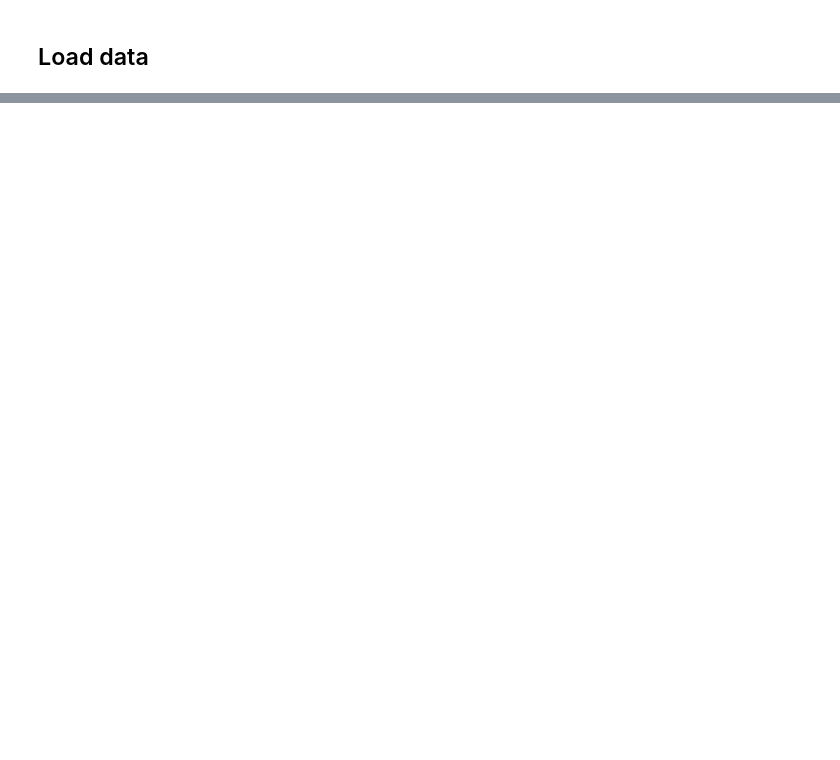
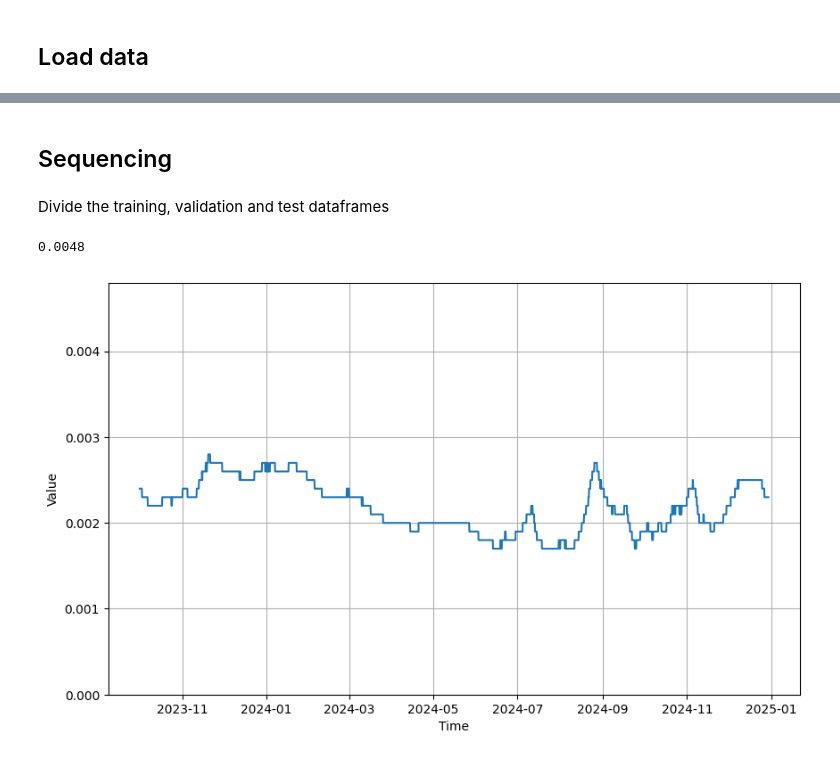
Before and after one commit to alvdef/spot_predictor, a Jupyter notebook: train.ipynb, the cells around one changed output, grey strips where cells are left out. Cells and saved outputs as stored; diff of their text form; code cells hidden in the pictures; blank space fills up the shorter version.

```diff
--- a/train.ipynb
+++ b/train.ipynb
@@ -17,0 +102,20 @@ for key in ['training_start_date', 'training_end_date', 'validation_end_date', '
+# %%
+def read_instance_info(region: str):
+    instance_info_file = f"{CONFIG['data_folder']}/instance_info_{region}.csv"
+    instance_info_df = pd.read_csv(instance_info_file)
+
+    # Change name of column "id" and put it as index
+    # instance_info_df = instance_info_df.dropna(subset=["id"])
+    instance_info_df["id_instance"] = instance_info_df["id"]
+    instance_info_df = instance_info_df.drop("id", axis=1)
+    instance_info_df = instance_info_df.set_index("id_instance")
+
+    instance_info_df["memory"] = instance_info_df["memory"].astype(int)
+    instance_info_df["modifiers"] = (
+        instance_info_df["modifiers"].fillna("").apply(lambda x: list(x))
+    )
+    instance_info_df["architectures"] = instance_info_df["architectures"].apply(
+        lambda x: ast.literal_eval(x) if isinstance(x, str) else x
+    )
+
+    return instance_info_df
@@ -119,0 +303,30 @@ print(general_df.head())
+# %% [markdown]
+## Sequencing
+# %% [markdown]
+Divide the training, validation and test dataframes
+# %%
+prices_df = prices_df[prices_df["id_instance"] == 28368]
+training_df = prices_df[
+    (prices_df[CONFIG["time_col"]] >= CONFIG["training_start_date"])
+    & (prices_df[CONFIG["time_col"]] <= CONFIG["training_end_date"])
+]
+validation_df = prices_df[
+    (prices_df[CONFIG["time_col"]] > CONFIG["training_end_date"])
+    & (prices_df[CONFIG["time_col"]] <= CONFIG["validation_end_date"])
+]
+test_df = prices_df[
+    (prices_df[CONFIG["time_col"]] > CONFIG["validation_end_date"])
+    & (prices_df[CONFIG["time_col"]] <= CONFIG["test_end_date"])
+]
+
+assert not training_df.empty, "Training dataframe is empty"
+assert not validation_df.empty, "Validation dataframe is empty"
+assert not test_df.empty, "Test dataframe is empty"
+# %%
+time = prices_df["price_timestamp"].values
+series = prices_df["spot_price"].values
+roof = instance_info_df.loc[28368, "on_demand_price"]
+plot_series(time, series, roof=roof)
+# %% [output]
+0.0048
+[figure, added]
```
Also changed, not shown: parts of 25 cells of this notebook, 9 other files.
